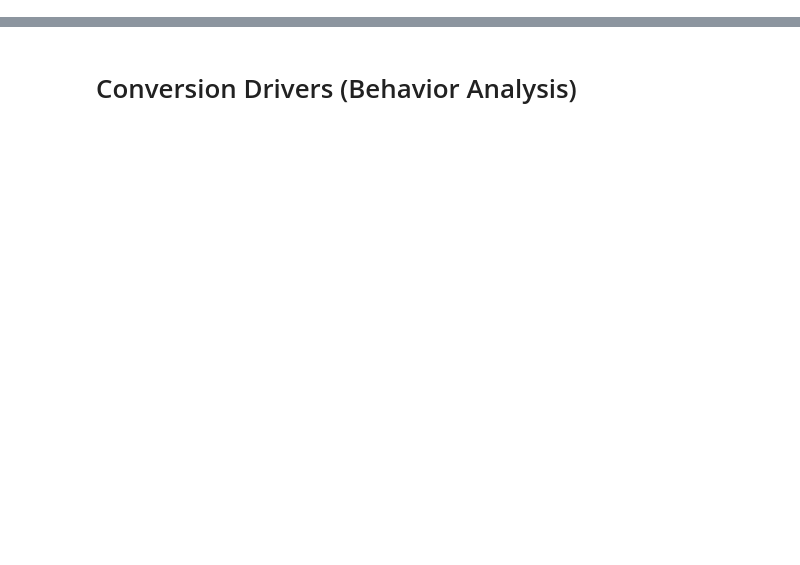
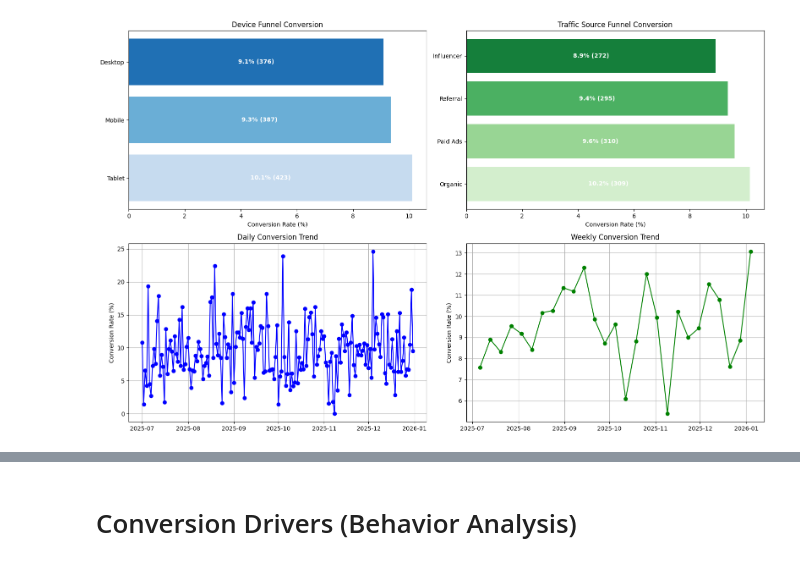
Before and after one commit to AnshikaDigarse/ecommerce-growth-analytics-python-sql, a Jupyter notebook: notebooks/02_customer_funnel_analysis.ipynb, the cells around one changed output, grey strips where cells are left out. Drawn from its saved outputs; the diff is of its cells as text; code cells hidden in the pictures; blank space fills up the shorter version.

```diff
--- a/notebooks/02_customer_funnel_analysis.ipynb
+++ b/notebooks/02_customer_funnel_analysis.ipynb
@@ -82,10 +235,91 @@ Cart Abandonment Rate: 60.65%
 # %%
-# Merge sessions with orders
-sessions_orders = sessions.merge(
-    orders[['session_id']], on='session_id', how='left', indicator=True
-)
-sessions_orders['converted'] = (sessions_orders['_merge'] == 'both').astype(int)
+import pandas as pd
+import matplotlib.pyplot as plt
+import seaborn as sns
 
-# Funnel by device & customer type
-segment_funnel = sessions_orders.groupby(['device','customer_type'])['converted'].mean().reset_index()
+# --- Device Conversion ---
+device_funnel = sessions.groupby('device')['session_id'].nunique()
+device_orders = orders.merge(sessions[['session_id','device']], on='session_id')
+device_conversion = device_orders.groupby('device')['order_id'].count() / device_funnel
+device_table = pd.DataFrame({
+    "Sessions": device_funnel,
+    "Orders": device_orders.groupby('device')['order_id'].count(),
+    "Conversion Rate (%)": (device_conversion*100).round(2)
+})
+
+# --- Traffic Source Conversion ---
+traffic_sessions = sessions.groupby('traffic_source')['session_id'].nunique()
+traffic_orders = orders.merge(sessions[['session_id','traffic_source']], on='session_id')
+traffic_conversion = traffic_orders.groupby('traffic_source')['order_id'].count() / traffic_sessions
+traffic_table = pd.DataFrame({
+    "Sessions": traffic_sessions,
+    "Orders": traffic_orders.groupby('traffic_source')['order_id'].count(),
+    "Conversion Rate (%)": (traffic_conversion*100).round(2)
+})
+
+# --- Daily Conversion ---
+daily_sessions = sessions.groupby('session_date')['session_id'].nunique()
+daily_orders   = orders.groupby('order_date')['order_id'].nunique()
+daily_conversion = (daily_orders / daily_sessions).fillna(0)
+daily_table = pd.DataFrame({
+    "Sessions": daily_sessions,
+    "Orders": daily_orders,
+    "Conversion Rate (%)": (daily_conversion*100).round(2)
+})
+
+# --- Weekly Conversion ---
+weekly_sessions = sessions.groupby(pd.Grouper(key='session_date', freq='W'))['session_id'].nunique()
+weekly_orders   = orders.groupby(pd.Grouper(key='order_date', freq='W'))['order_id'].nunique()
+weekly_conversion = (weekly_orders / weekly_sessions).fillna(0)
+weekly_table = pd.DataFrame({
+    "Sessions": weekly_sessions,
+    "Orders": weekly_orders,
+    "Conversion Rate (%)": (weekly_conversion*100).round(2)
+})
+
+# --- Print Tables ---
+print("=== Device Conversion Table ===")
+print(device_table, "\n")
+
+print("=== Traffic Source Conversion Table ===")
+print(traffic_table, "\n")
+
+
+# --- Visualization ---
+fig, axes = plt.subplots(2, 2, figsize=(16,10))
+
+# Device Funnel Chart (horizontal bars)
+device_sorted = device_table.sort_values("Conversion Rate (%)", ascending=False)
+axes[0,0].barh(device_sorted.index, device_sorted["Conversion Rate (%)"],
+               color=sns.color_palette("Blues", len(device_sorted)))
+axes[0,0].set_title("Device Funnel Conversion")
+axes[0,0].set_xlabel("Conversion Rate (%)")
+for i, v in enumerate(device_sorted["Conversion Rate (%)"]):
+    axes[0,0].text(v/2, i, f"{v:.1f}% ({device_sorted['Orders'].iloc[i]})",
+                   ha='center', va='center', color="white", fontweight="bold")
+
+# Traffic Funnel Chart (horizontal bars)
+traffic_sorted = traffic_table.sort_values("Conversion Rate (%)", ascending=False)
+axes[0,1].barh(traffic_sorted.index, traffic_sorted["Conversion Rate (%)"],
+               color=sns.color_palette("Greens", len(traffic_sorted)))
+axes[0,1].set_title("Traffic Source Funnel Conversion")
+axes[0,1].set_xlabel("Conversion Rate (%)")
+for i, v in enumerate(traffic_sorted["Conversion Rate (%)"]):
+    axes[0,1].text(v/2, i, f"{v:.1f}% ({traffic_sorted['Orders'].iloc[i]})",
+                   ha='center', va='center', color="white", fontweight="bold")
+
+# Daily Conversion Trend
+axes[1,0].plot(daily_table.index, daily_table["Conversion Rate (%)"], marker='o', color="blue")
+axes[1,0].set_title("Daily Conversion Trend")
+axes[1,0].set_ylabel("Conversion Rate (%)")
+axes[1,0].grid(True)
+
+# Weekly Conversion Trend
+axes[1,1].plot(weekly_table.index, weekly_table["Conversion Rate (%)"], marker='o', color="green")
+axes[1,1].set_title("Weekly Conversion Trend")
+axes[1,1].set_ylabel("Conversion Rate (%)")
+axes[1,1].grid(True)
+
+plt.tight_layout()
+plt.show()
 # %% [output]
@@ -93 +340,2 @@ KeyError: 'customer_type'
+[figure, added]
 # %% [markdown]
```
Also changed, not shown: parts of 24 cells of this notebook.
